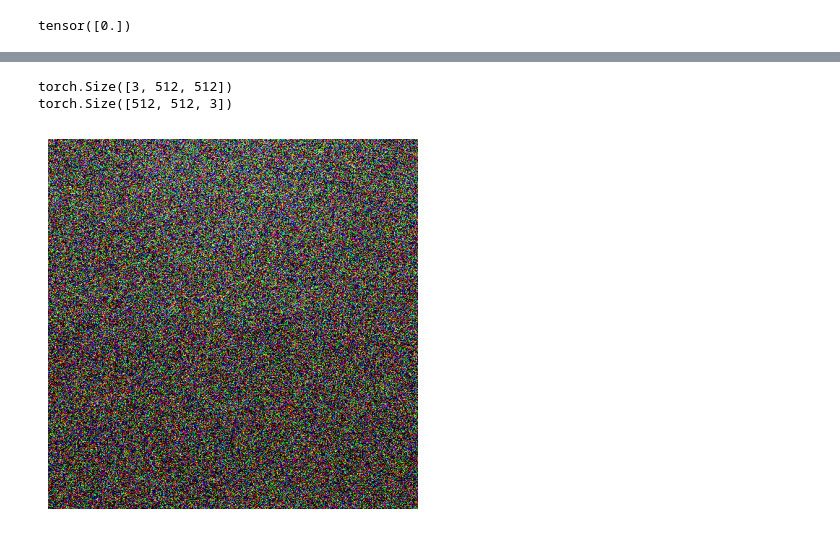
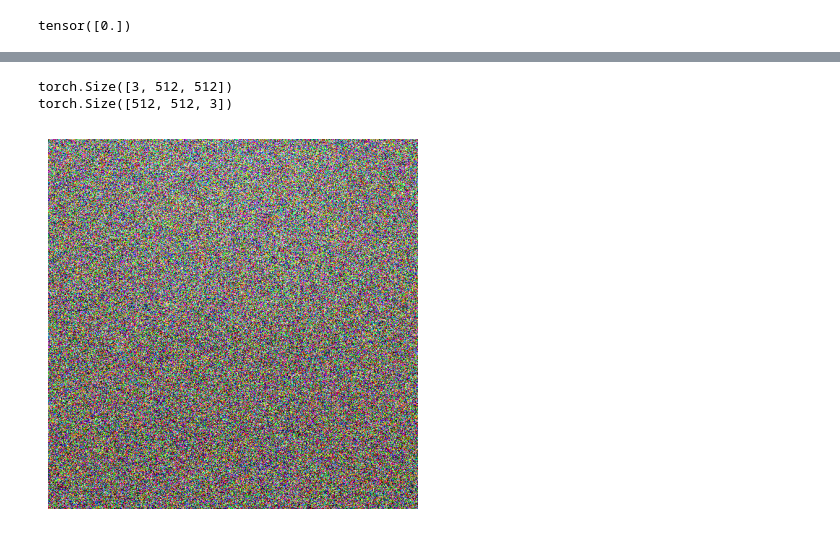
Before and after one commit to Ishushan02/Tiny-Recursive-Model-for-Text-To-Image-Generation, a Jupyter notebook: 6_ImageGeneration.ipynb, the cells around one changed output, grey strips where cells are left out. Drawn from its saved outputs; the diff is of its cells as text; code cells hidden in the pictures.

Commit message:
Generated Results

```diff
--- a/6_ImageGeneration.ipynb
+++ b/6_ImageGeneration.ipynb
@@ -449,7 +449,7 @@ def perceptualLoss(pred, target):
     return perceptualoss
 # %%
 trmModel = TinyRecursiveBlock(embedDimension=EMBEDDINGDIM, numHeads=HEADS, encodedImageHeight=ENCODEDIMAGHEIGHT, encodedImageWidth=ENCODEDIMAGWIDTH, patches=PATCHES, patchSize=PATCHSIZE, encodedChannels=LATENTCHANNEL, textInputDimension=TEXTINPUTDIMENSION, latentsize=LATENTSIZE)
-checkpoint_path = os.path.join("models", "trmModel_e75.pt")
+checkpoint_path = os.path.join("models", "trmModel_e88.pt")
 lossFn =  nn.MSELoss()
 optimizer = torch.optim.AdamW(params=trmModel.parameters(), lr=2e-5, weight_decay=3e-2, eps=1e-10)
 scheduler = StepLR(optimizer, step_size=10, gamma=0.5)
@@ -557,8 +557,9 @@ def generateNewImage(text, B = 1, NSTEPS = 50):
     return xt
 
 
-xt = generateNewImage("A large passenger airplane flying through the air.", B = 1, NSTEPS= 100)
+xt = generateNewImage("A large passenger airplane flying through the air.", B = 1, NSTEPS= 20)
 img = xt[0]
+img = img * 0.5 + 0.5
 print(img.shape)
 img = img.permute(1, 2, 0)
 print(img.shape)
@@ -570,3 +571,3 @@ WARNING:matplotlib.image:Clipping input data to the valid range for imshow with
 torch.Size([3, 512, 512])
 torch.Size([512, 512, 3])
-[figure, old version]
+[figure, new version]
```
Also changed, not shown: parts of 1 cell of this notebook.
